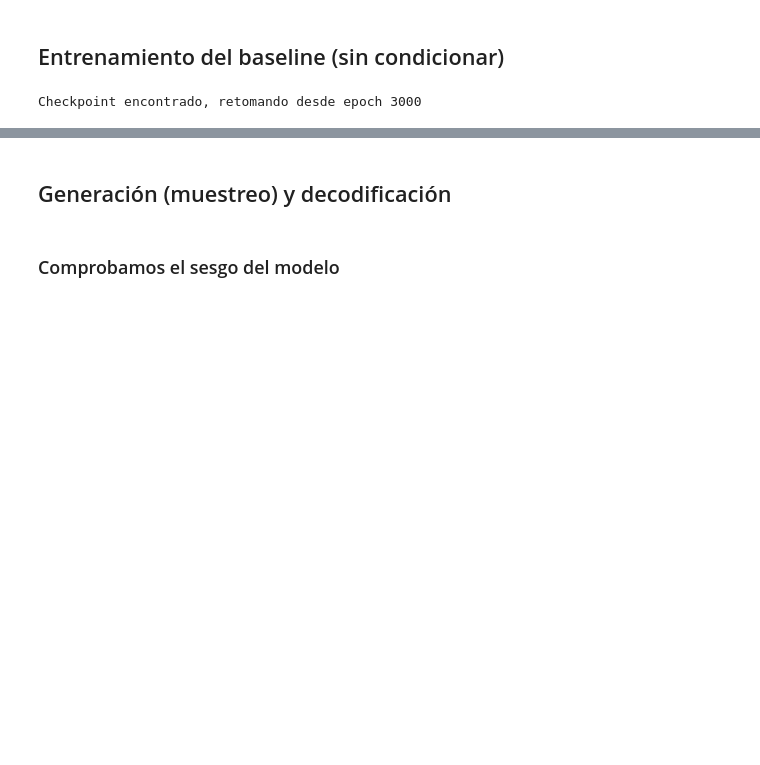
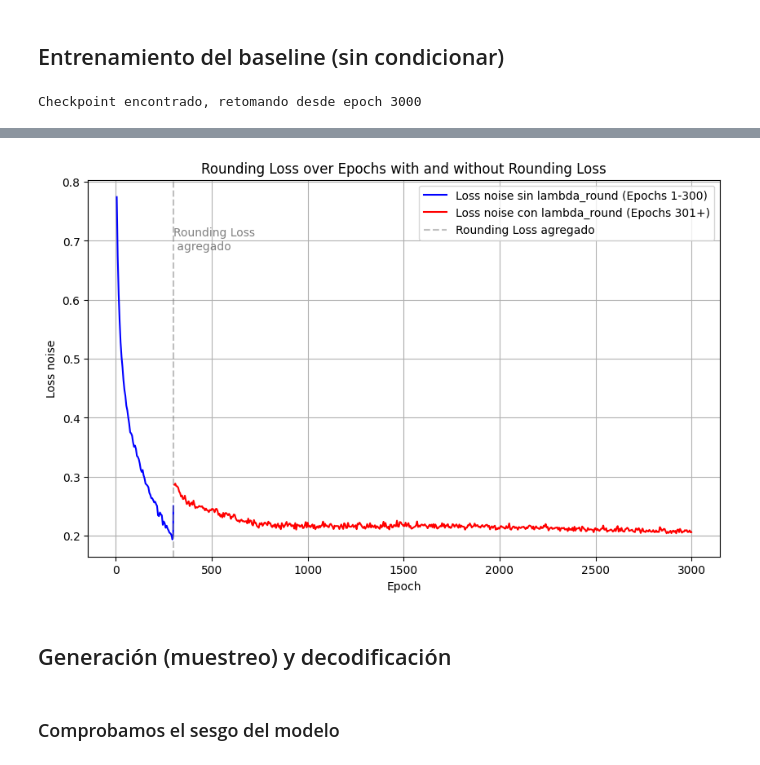
Before and after one commit to Nikolexion/GenerativeDeepLearning, a Jupyter notebook: GDL.ipynb, the cells around one changed output, grey strips where cells are left out. Saved outputs shown, nothing was run; the diff lists cells and outputs as text; code cells hidden in the pictures; blank space fills up the shorter version.

```diff
--- a/GDL.ipynb
+++ b/GDL.ipynb
@@ -578,3 +713,27 @@ Checkpoint encontrado, retomando desde epoch 3000
+# %%
+import matplotlib.pyplot as plt
+
+plt.figure(figsize=(10, 6))
+
+# Plot df_loss_sin_lamba_round
+plt.plot(df_loss_sin_lamba_round['epoch'], df_loss_sin_lamba_round['loss_noise'], label='Loss noise sin lambda_round (Epochs 1-300)', color='blue')
+
+# Plot df_loss_con_lamba_round
+plt.plot(df_loss_con_lamba_round['epoch'], df_loss_con_lamba_round['loss_noise'], label='Loss noise con lambda_round (Epochs 301+)', color='red')
+
+# Add vertical dotted line
+plt.axvline(x=300, color='gray', linestyle='--', label='Rounding Loss agregado', alpha=0.5)
+plt.text(300, plt.ylim()[1]*0.9, 'Rounding Loss \n agregado', verticalalignment='top', color='gray')
+
+plt.xlabel('Epoch')
+plt.ylabel('Loss noise')
+plt.title('Rounding Loss over Epochs with and without Rounding Loss')
+plt.legend()
+plt.grid(True)
+plt.savefig(f"{PROC_DIR}/loss_noise_por_epoca.png", dpi=500, bbox_inches="tight")
+plt.show()
+# %% [output]
+[figure, added]
 # %% [markdown]
 ## Generación (muestreo) y decodificación
 # %% [markdown]
```
Also changed, not shown: parts of 15 cells of this notebook.
